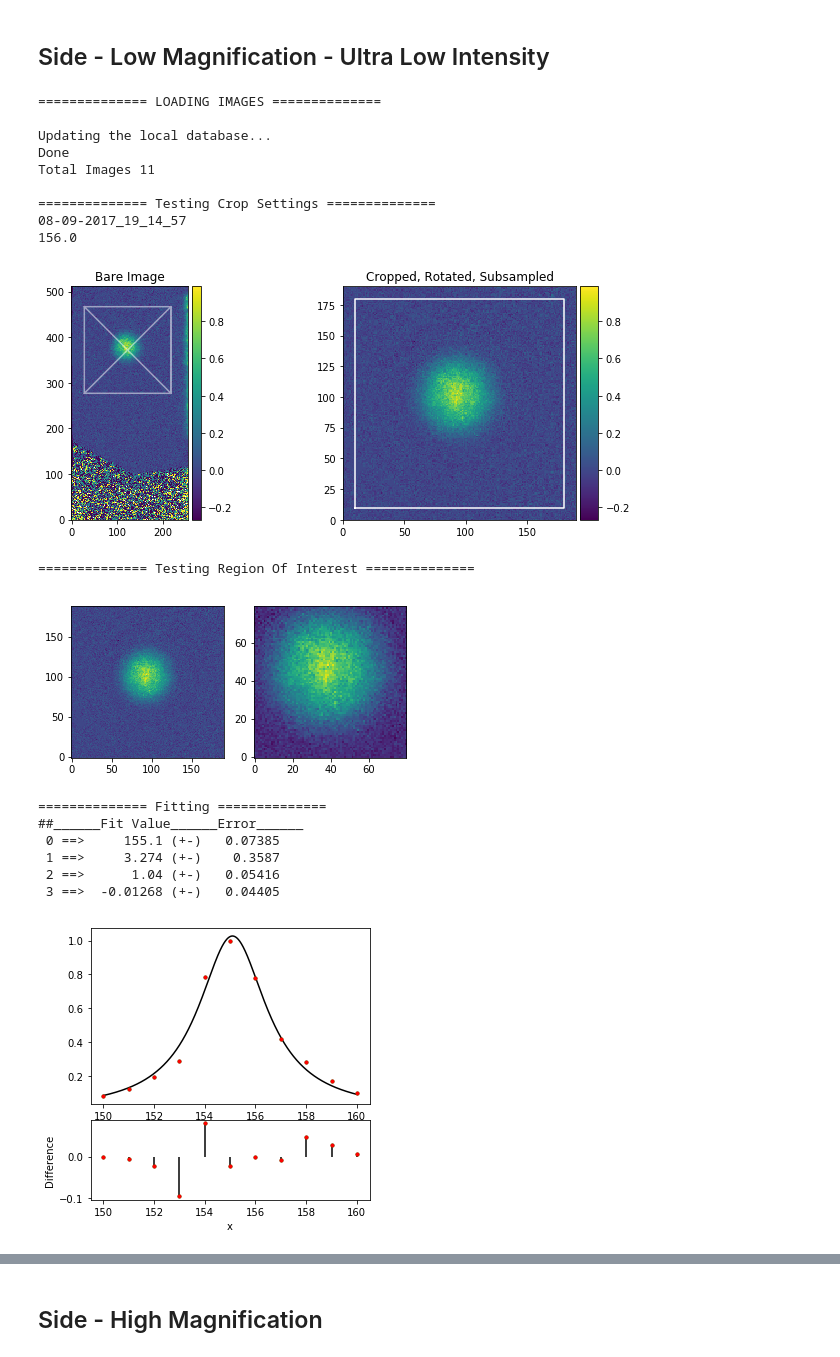
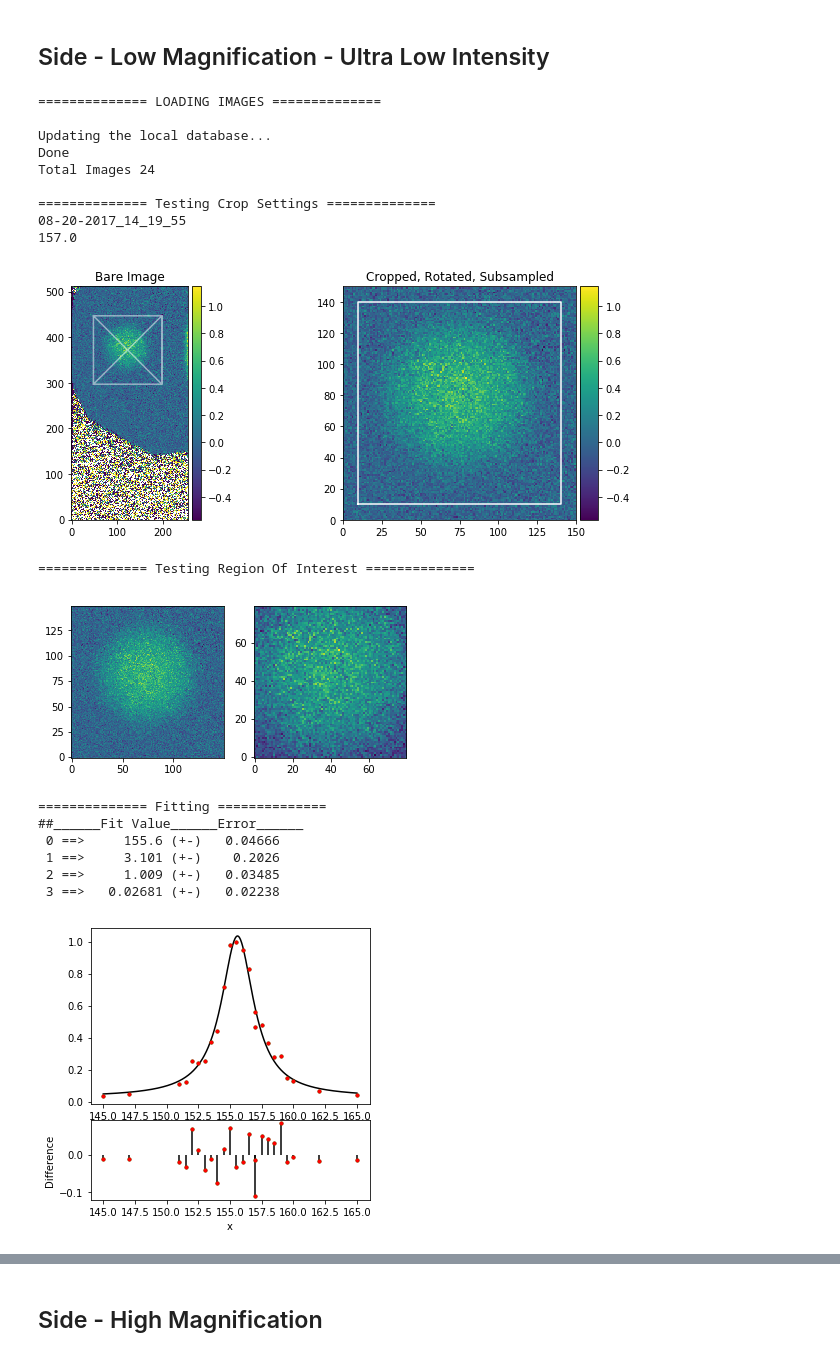
Before and after one commit to ranchop/QCalc, a Jupyter notebook: Daily QCalc/Daily QCalc.ipynb, the cells around one changed output, grey strips where cells are left out. Drawn from its saved outputs; the diff is of its cells as text; code cells hidden in the pictures.

```diff
--- a/Daily QCalc/Daily QCalc.ipynb
+++ b/Daily QCalc/Daily QCalc.ipynb
@@ -541,7 +546,7 @@ plt.show()
 
 # Define Settings
 settings = {**default_settings,
-            **dict(center_x = 123, center_y = 372, width=190, height=190,
+            **dict(center_x = 123, center_y = 372, width=150, height=150,
                    subsample=1, od_method='log', bg_width=10)}
 
 # Apply settings
@@ -624,43 +629,43 @@ plt.setp(ax2.get_xticklabels(), visible=False)
 ax1.get_xaxis().set_tick_params(direction='in')
 ax2.get_xaxis().set_tick_params(direction='in')
 
 ax1.plot(*res_curve.plotdata,'o')
 ax1.plot(*res_curve.xyfitplot,'k-')
 # ax1.axvline(fitres[0], c='k', linestyle='--', alpha=0.5)
 ax1.axvline(fitres[0] + fiterr[0], c='k', linestyle='--', alpha=0.25)
 ax1.axvline(fitres[0] - fiterr[0], c='k', linestyle='--', alpha=0.25)
 ax2.plot(res_curve.x, res_curve.y - res_curve.yfit,'o')
 ax2.vlines(res_curve.x, res_curve.x*0, res_curve.y - res_curve.yfit)
 ax3.plot(df.x, [im.Ii_avg for im in df.image],'o')
 
 ax1.set(ylabel='Optical Density [Arb.]', title=r'f$_0$ = {:.1f} and $\Gamma$ = {:.1f} +- {:.1f} MHz'.format(fitres[0], fitres[1]*2, fiterr[1]*2))
 ax2.set(ylabel='Res.')
 ax3.set(xlabel='Imaging Frequency Cicero [Double Pass]', ylabel='Counts')
 
 fig.tight_layout()
 fig.subplots_adjust(hspace=0)
 
 print('''S1 : {:.2f} +- {:.2f}
 S2 : {:.2f}
 S3 : {:.2f}'''.format(fitres[0], fiterr[0], fitres[0] + 38.63, fitres[0] + 80.67))
 # %% [output]
 ============== LOADING IMAGES ==============
 
 Updating the local database...
 Done
-Total Images 11
+Total Images 24
 
 ============== Testing Crop Settings ==============
-08-09-2017_19_14_57
-156.0
+08-20-2017_14_19_55
+157.0
-[figure, old version]
+[figure, new version]
 ============== Testing Region Of Interest ==============
-[figure, old version]
+[figure, new version]
 ============== Fitting ==============
 ##______Fit Value______Error______
- 0 ==>     155.1 (+-)   0.07385
- 1 ==>     3.274 (+-)    0.3587
- 2 ==>      1.04 (+-)   0.05416
- 3 ==>  -0.01268 (+-)   0.04405
+ 0 ==>     155.6 (+-)   0.04666
+ 1 ==>     3.101 (+-)    0.2026
+ 2 ==>     1.009 (+-)   0.03485
+ 3 ==>   0.02681 (+-)   0.02238
-[figure, old version]
+[figure, new version]
 ============== Bootstrapping ==============
```
Also changed, not shown: parts of 40 cells of this notebook, 6 other files.
